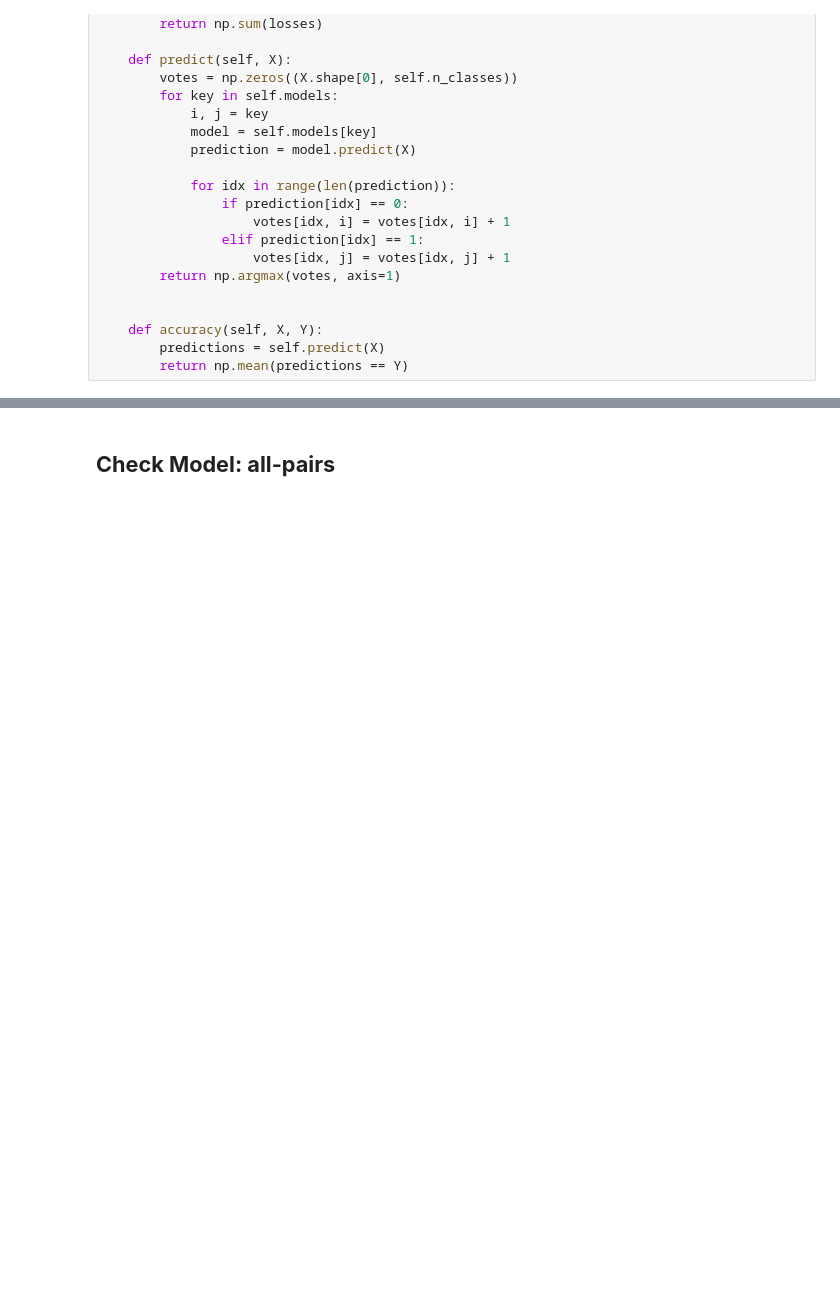
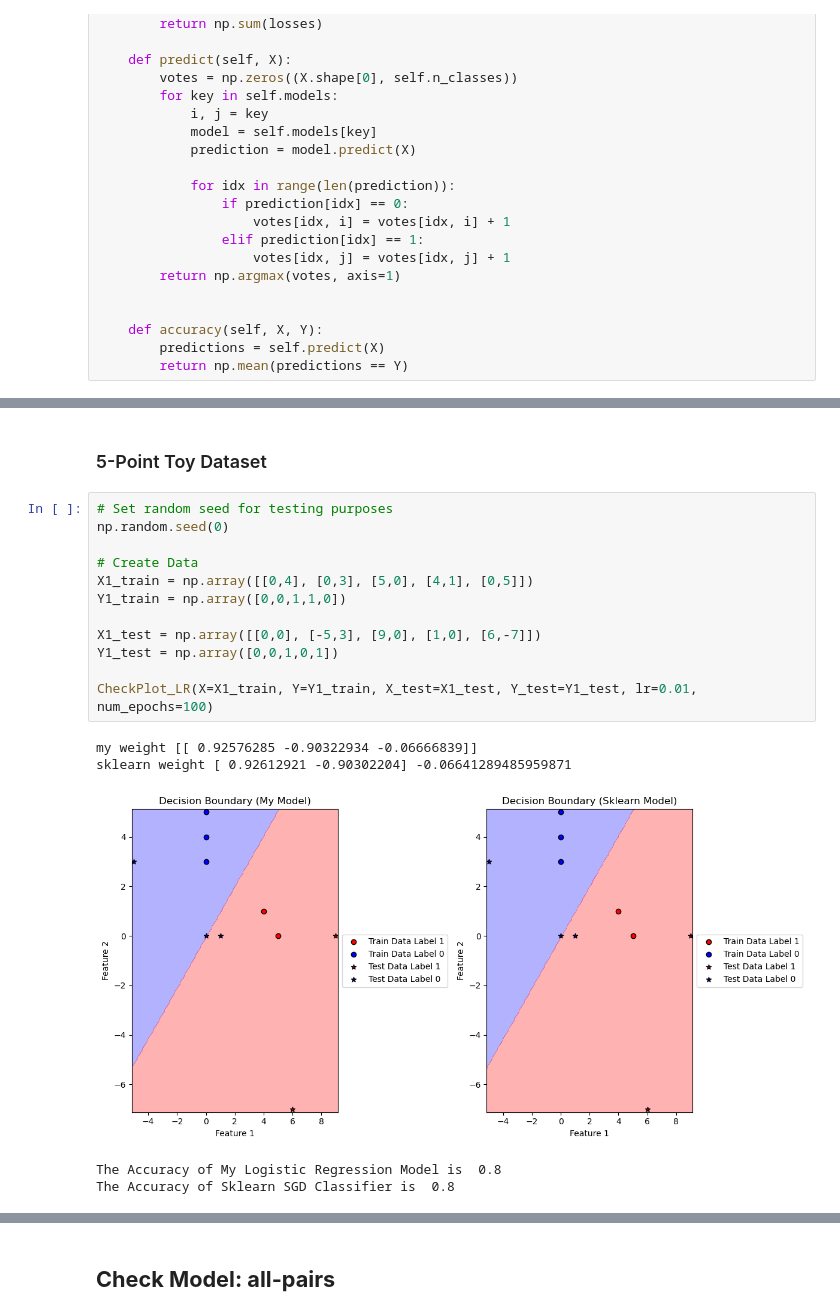
Before and after one commit to hyukahn16/data2060-final-project, a Jupyter notebook: project.ipynb, the cells around one changed output, grey strips where cells are left out. Drawn from its saved outputs; the diff is of its cells as text; blank space fills up the shorter version.

Commit message:
more unit test

```diff
--- a/project.ipynb
+++ b/project.ipynb
@@ -588,0 +546,20 @@ class AllPairs:
+# %% [markdown]
+### 5-Point Toy Dataset
+# %%
+# Set random seed for testing purposes
+np.random.seed(0)
+
+# Create Data
+X1_train = np.array([[0,4], [0,3], [5,0], [4,1], [0,5]])
+Y1_train = np.array([0,0,1,1,0])
+
+X1_test = np.array([[0,0], [-5,3], [9,0], [1,0], [6,-7]])
+Y1_test = np.array([0,0,1,0,1])
+
+CheckPlot_LR(X=X1_train, Y=Y1_train, X_test=X1_test, Y_test=Y1_test, lr=0.01, num_epochs=100)
+# %% [output]
+my weight [[ 0.92576285 -0.90322934 -0.06666839]]
+sklearn weight [ 0.92612921 -0.90302204] -0.06641289485959871
+[figure, added]
+The Accuracy of My Logistic Regression Model is  0.8
+The Accuracy of Sklearn SGD Classifier is  0.8
```
Also changed, not shown: parts of 36 cells of this notebook.
